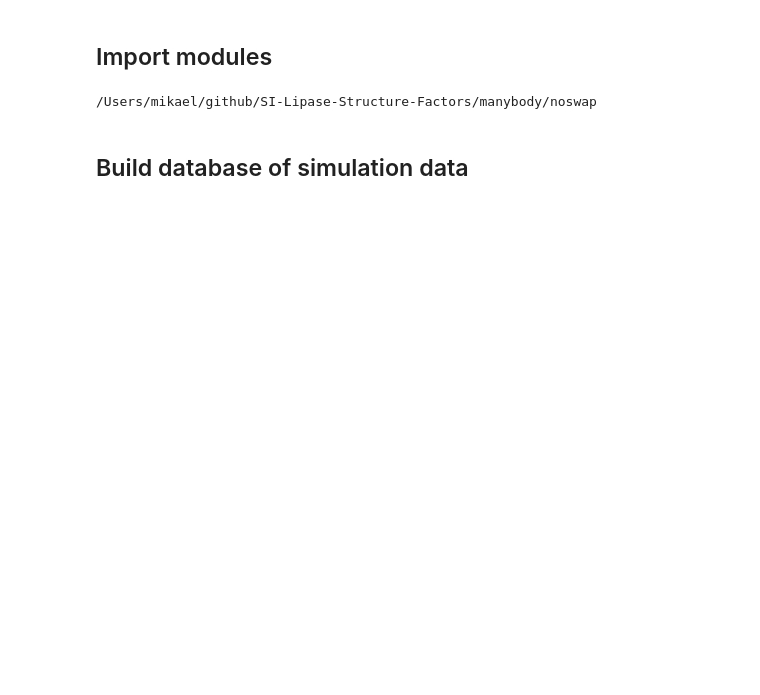
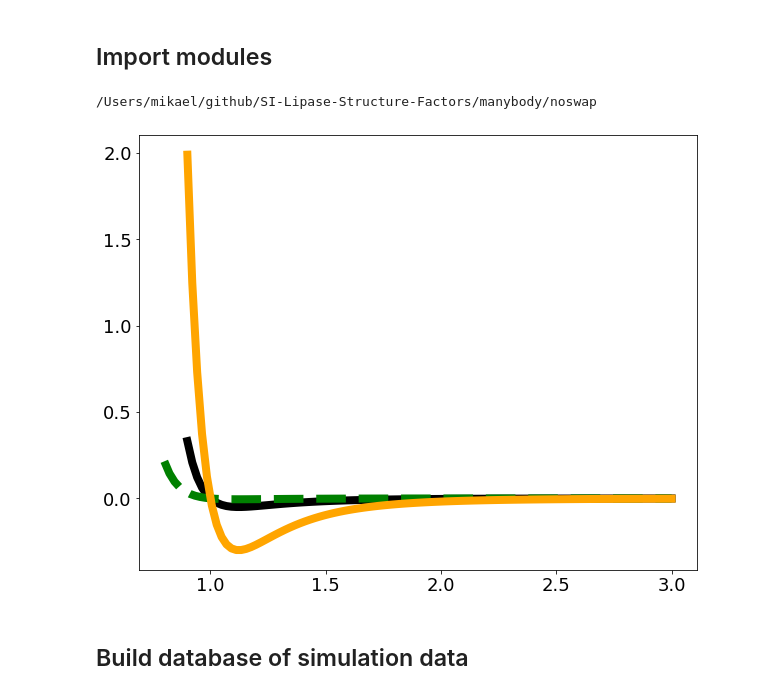
Before and after one commit to mlund/SI-Lipase-Structure-Factors, a Jupyter notebook: manybody/noswap/plot_manybody_noswap.ipynb, the cells around one changed output. Saved outputs shown, nothing was run; the diff lists cells and outputs as text; code cells hidden in the pictures; blank space fills up the shorter version.

```diff
--- a/manybody/noswap/plot_manybody_noswap.ipynb
+++ b/manybody/noswap/plot_manybody_noswap.ipynb
@@ -24,6 +24,17 @@ workdir=%pwd
 print (workdir)
 # %% [output]
 /Users/mikael/github/SI-Lipase-Structure-Factors/manybody/noswap
+# %%
+def plot(eps, rmin, color, ls):
+    r = np.linspace(rmin, 3, 100)
+    u = 4*eps*((1/r**12)-(1/r**6))
+    plt.plot(r, u, color=color, lw=8, ls=ls)
+plot(0.05, rmin=0.9, color='k', ls='-')
+plot(0.005, rmin=0.8, color='green', ls='--')
+plot(0.3, rmin=0.9, color='orange', ls='-')
+plt.savefig('/Users/mikael/Desktop/lj.pdf')
+# %% [output]
+[figure, added]
 # %% [markdown]
 ## Build database of simulation data
 # %%
```
